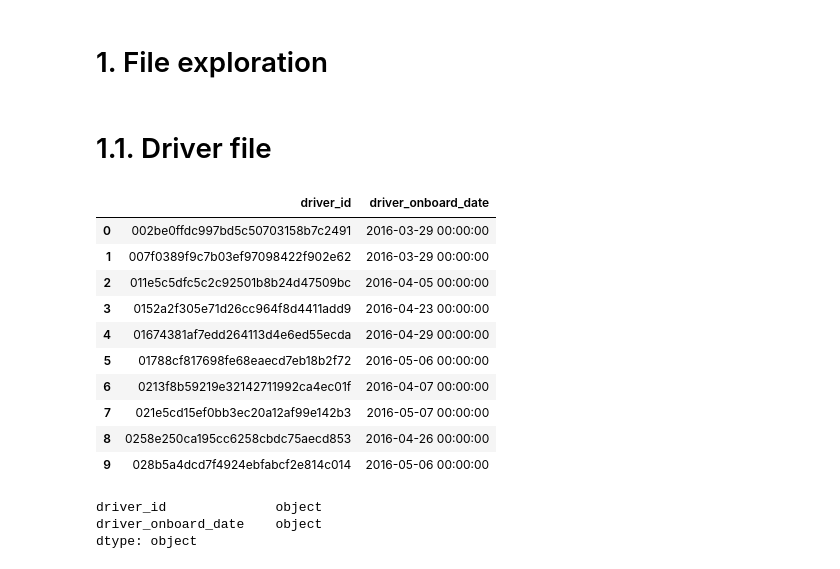
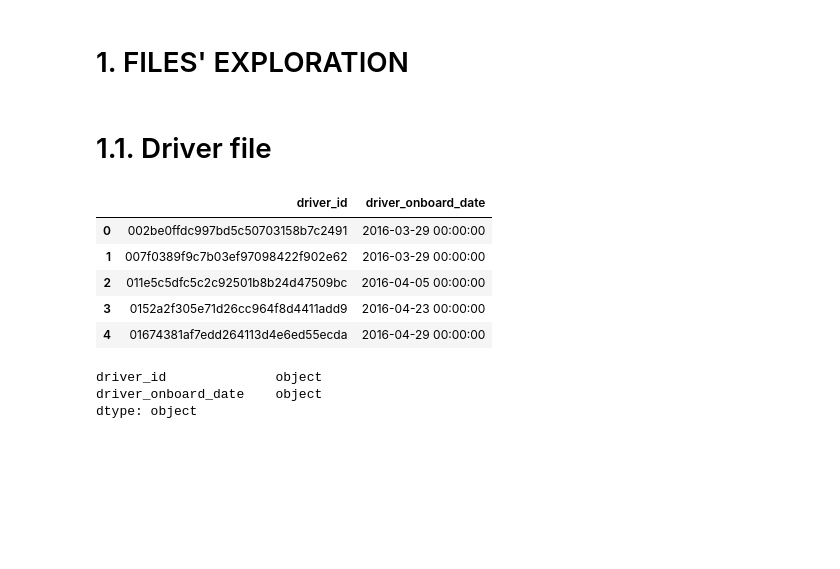
Before and after one commit to Brunadiasmiguel/challenge_drive, a Jupyter notebook: data_wrangling.ipynb, the cells around one changed output. Drawn from its saved outputs; the diff is of its cells as text; code cells hidden in the pictures; blank space fills up the shorter version.

```diff
--- a/data_wrangling.ipynb
+++ b/data_wrangling.ipynb
@@ -1,5 +1,5 @@
 # %% [markdown]
-# 1. File exploration
+# 1. FILES' EXPLORATION
 # %% [markdown]
 # 1.1. Driver file
 # %%
@@ -15,19 +14,14 @@ driverid=pd.read_csv("data/driver_ids.csv")
 # %%
 #check file
 
-driverid.head(10)
+driverid.head()
 # %% [output]
 |  | driver_id | driver_onboard_date |
 | 0 | 002be0ffdc997bd5c50703158b7c2491 | 2016-03-29 00:00:00 |
 | 1 | 007f0389f9c7b03ef97098422f902e62 | 2016-03-29 00:00:00 |
 | 2 | 011e5c5dfc5c2c92501b8b24d47509bc | 2016-04-05 00:00:00 |
 | 3 | 0152a2f305e71d26cc964f8d4411add9 | 2016-04-23 00:00:00 |
 | 4 | 01674381af7edd264113d4e6ed55ecda | 2016-04-29 00:00:00 |
-| 5 | 01788cf817698fe68eaecd7eb18b2f72 | 2016-05-06 00:00:00 |
-| 6 | 0213f8b59219e32142711992ca4ec01f | 2016-04-07 00:00:00 |
-| 7 | 021e5cd15ef0bb3ec20a12af99e142b3 | 2016-05-07 00:00:00 |
-| 8 | 0258e250ca195cc6258cbdc75aecd853 | 2016-04-26 00:00:00 |
-| 9 | 028b5a4dcd7f4924ebfabcf2e814c014 | 2016-05-06 00:00:00 |
 # %%
 #check the types
 
```
Also changed, not shown: parts of 231 cells of this notebook.
